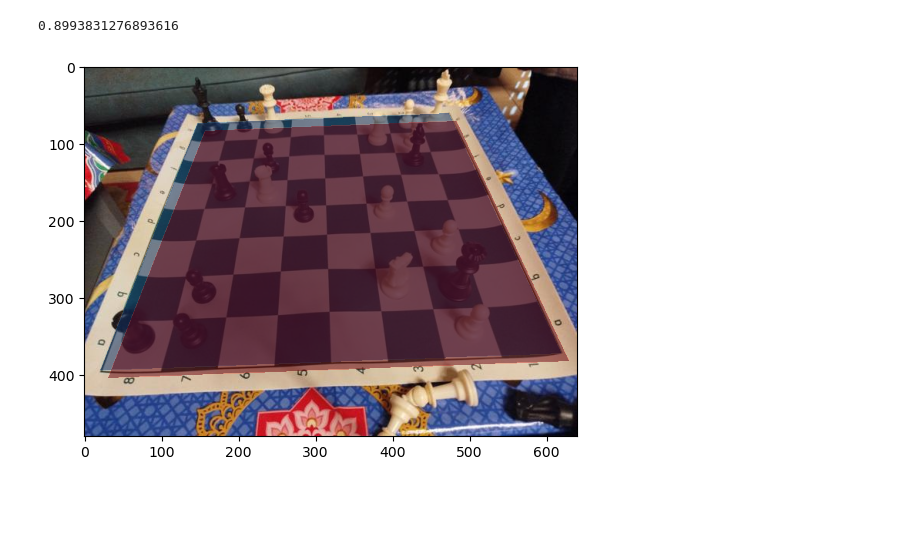
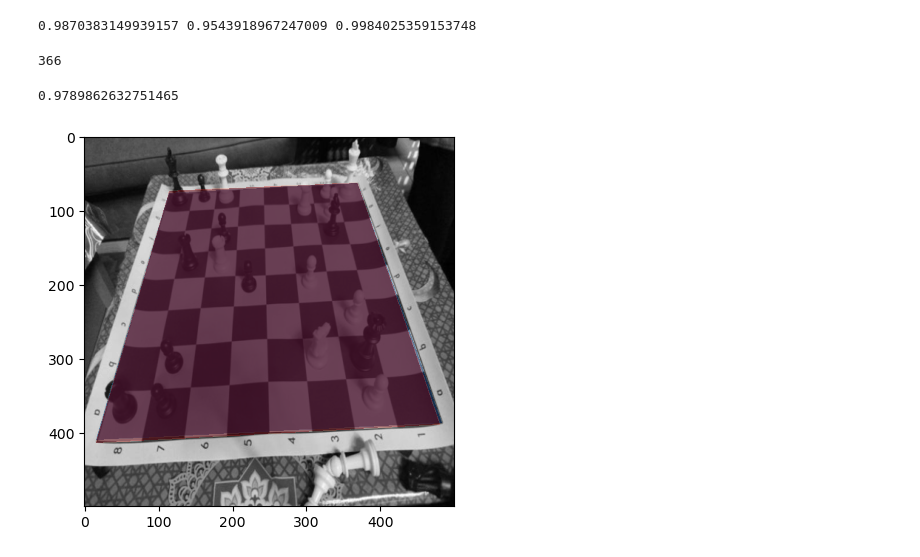
Before and after one commit to MostafaBelo/thesis_chess_lens, a Jupyter notebook: src/BoardDetection/BoardDetection_Accuracy_Test/main.ipynb, the cells around one changed output. Drawn from its saved outputs; the diff is of its cells as text; code cells hidden in the pictures; blank space fills up the shorter version.

Commit message:
board detection tested

```diff
--- a/src/BoardDetection/BoardDetection_Accuracy_Test/main.ipynb
+++ b/src/BoardDetection/BoardDetection_Accuracy_Test/main.ipynb
@@ -19,4 +14,0 @@ len(dataset)
-# %%
-for X, y in dataloader:
-    print(X.shape)
-    break
@@ -29,3 +15,27 @@ def extractCorners(img: torch.Tensor) -> torch.Tensor: # [4,2]
+# %%
+from BoardDetection.BoardDetector_YOLO_Saddle import Bounded_Saddle_Yolo
+from BoardDetection.BoardDetector_YOLO_Lattice import main_yolo
+from BoardDetection.BoardDetector_Saddle import BoardDetection_saddle
+from PIL import Image
+from torchvision import transforms
+
+BE = Bounded_Saddle_Yolo.BoardExtractor()
+
+# replace with method being tested
+def extractCorners_yolo_saddle(img: torch.Tensor) -> torch.Tensor: # [4,2]
+    BE.set_img(img)
+    quad, conf = BE.extract_board()
+    quad = torch.tensor(quad, dtype=torch.float32)
+
+    return quad
+
+def extractCorners_yolo_lines(img: torch.Tensor) -> torch.Tensor: # [4,2]
+    M, corners, mask_fit, error = main_yolo.detect_board_img(img)
+    return corners
+
+def extractCorners_saddle(img: torch.Tensor) -> torch.Tensor: # [4,2]
+    corners = BoardDetection_saddle.detect(img)
+    return torch.tensor(corners, dtype=torch.float32)
 # %%
 def get_mask(corners: torch.Tensor, size: tuple[int, int]) -> torch.Tensor:
     mask = np.zeros(size)
@@ -52,18 +87,34 @@ def plot_acc(img, y_prime, y):
+# %%
+accs = []
+
+for i in tqdm(range(len(dataset))):
+    img,y = dataset[i]
+    y_prime = extractCorners_yolo_saddle(img)
+
+    acc = get_acc(y_prime, y, img.shape)
+    accs.append(acc)
+
+# Time: 1m 20s
+print(sum(accs)/len(accs), min(accs), max(accs))
+# %% [output]
+0.9870383149939157 0.9543918967247009 0.9984025359153748
+# %%
+dataset = ChessDataset(target_transforms=lambda x: x["corners"], config={
+    "img_size": (500,500),
+    "gray": True,
+    "is_int": True,
+})
+len(dataset)
+# %% [output]
+366
 # %%
 # Github Saddle Points
 
 img, y = dataset[0]
 
-# y_prime = [[ 76.59788,  175.24043 ],
-#             [171.17491,  376.66028 ],
-#             [431.50546,  254.27939 ],
-#             [288.10693,  100.996765]]
-# y_prime = torch.tensor(y_prime) / 500 * 3024
-y_prime = y+10
-
-# --------------------------------------
+y_prime = extractCorners_saddle(img)
 
 plot_acc(img.permute(1,2,0), y_prime, y)
 # %% [output]
-0.8993831276893616
+0.9789862632751465
-[figure, old version]
+[figure, new version]
```
Also changed, not shown: parts of 10 cells of this notebook, 6 other files.
